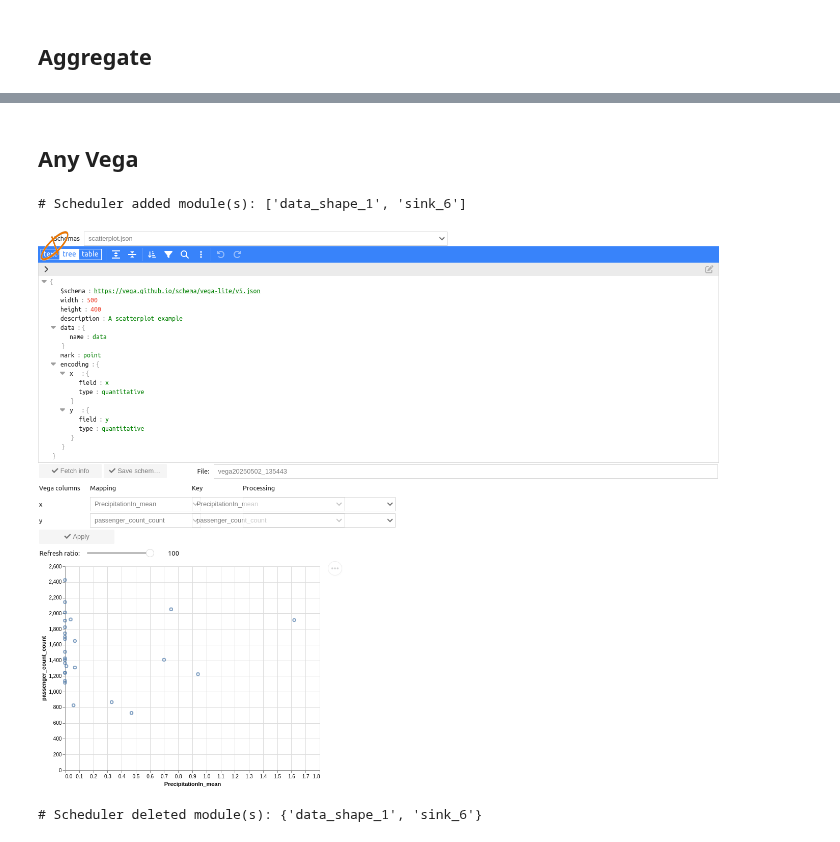
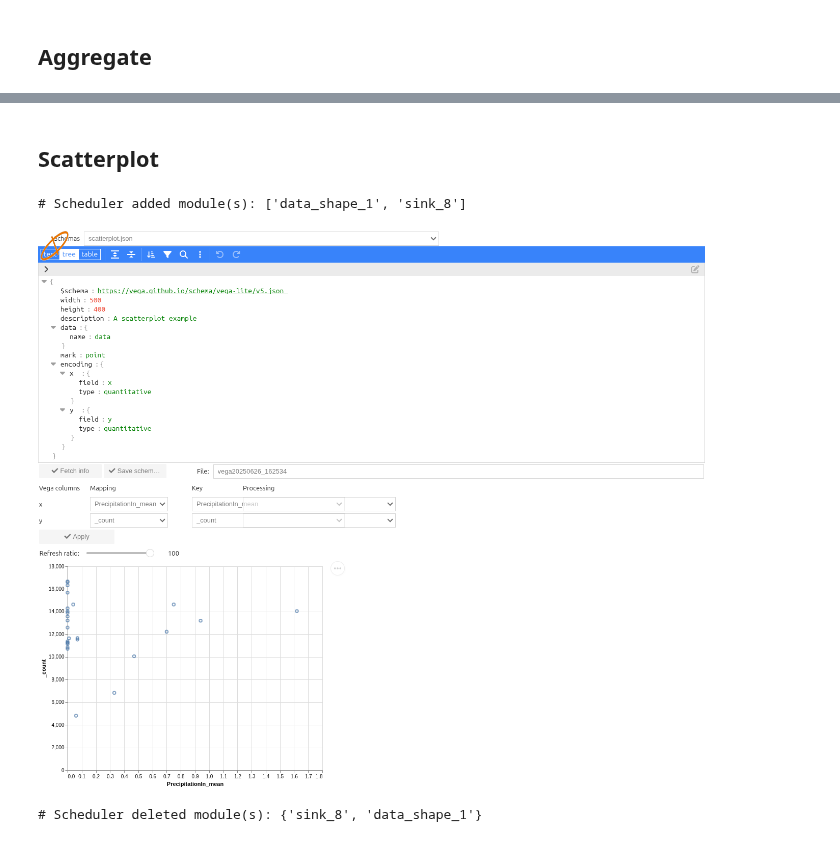
Before and after one commit to progressivis/ipyprogressivis, a Jupyter notebook: notebooks/taxis_precipitations_scatterplot.ipynb, the cells around one changed output, grey strips where cells are left out. Drawn from its saved outputs; the diff is of its cells as text; code cells hidden in the pictures.

```diff
--- a/notebooks/taxis_precipitations_scatterplot.ipynb
+++ b/notebooks/taxis_precipitations_scatterplot.ipynb
@@ -74,8 +74,8 @@ Constructor.widget('Aggregate', 0)
-# %% [markdown]
-## Any Vega
+# %% [markdown]
+## Scatterplot
 # %%
-Constructor.widget('Any Vega', 0)
+Constructor.widget('Scatterplot', 0)
 # %% [output]
-# Scheduler added module(s): ['data_shape_1', 'sink_6']
+# Scheduler added module(s): ['data_shape_1', 'sink_8']
-[figure, old version]
+[figure, new version]
-# Scheduler deleted module(s): {'data_shape_1', 'sink_6'}
+# Scheduler deleted module(s): {'sink_8', 'data_shape_1'}
```
Also changed, not shown: parts of 8 cells of this notebook, 6 other files.
